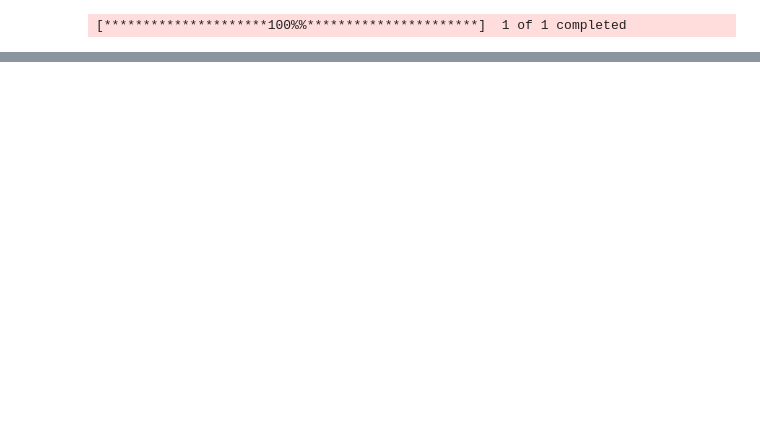
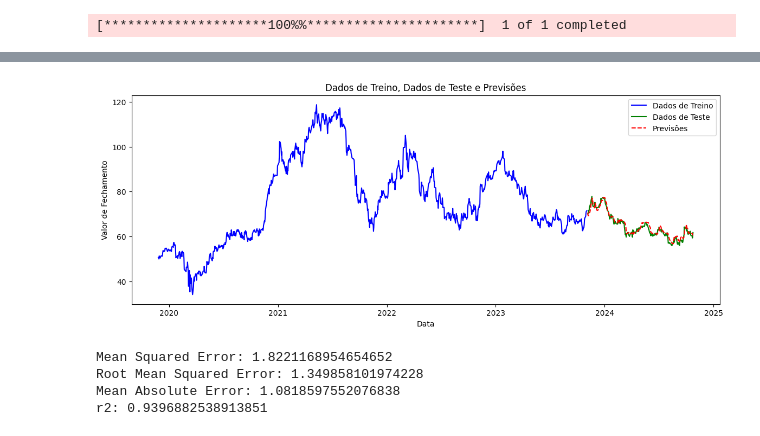
Before and after one commit to tcc-previsao-energia/ml-models, a Jupyter notebook: tcc/tendencia-pedro.ipynb, the cells around one changed output, grey strips where cells are left out. Saved outputs shown, nothing was run; the diff lists cells and outputs as text; code cells hidden in the pictures; blank space fills up the shorter version.

```diff
--- a/tcc/tendencia-pedro.ipynb
+++ b/tcc/tendencia-pedro.ipynb
@@ -216,0 +149,43 @@ plt.show()
+# %%
+index_train = dados.index[:len(dados) - len(y_test)]
+index_test = dados.index[len(dados) - len(y_test):]
+
+# Valores reais de treino e teste
+train_values = dados['tomorrow'][:len(dados) - len(y_test)]
+test_values = dados['tomorrow'][len(dados) - len(y_test):]
+
+# Plotando o gráfico
+plt.figure(figsize=(14, 5))
+
+# Plotando os valores reais de treino
+plt.plot(index_train, train_values, color='blue', label='Dados de Treino')
+
+# Plotando os valores reais de teste
+plt.plot(index_test, test_values, color='green', label='Dados de Teste')
+
+# Plotando as previsões
+plt.plot(index_test, previsoes, color='red', linestyle='--', label='Previsões')
+
+plt.title('Dados de Treino, Dados de Teste e Previsões')
+plt.xlabel('Data')
+plt.ylabel('Valor de Fechamento')
+plt.legend()
+plt.show()
+# %% [output]
+[figure, added]
+# %%
+# Avaliação do modelo
+mse = mean_squared_error(y_test, previsoes)
+rmse = np.sqrt(mse)
+mae = mean_absolute_error(y_test, previsoes)
+r2 = r2_score(y_test, previsoes)
+
+print(f"Mean Squared Error: {mse}")
+print(f"Root Mean Squared Error: {rmse}")
+print(f"Mean Absolute Error: {mae}")
+print(f"r2: {r2}")
+# %% [output]
+Mean Squared Error: 1.8221168954654652
+Root Mean Squared Error: 1.349858101974228
+Mean Absolute Error: 1.0818597552076838
+r2: 0.9396882538913851
```
Also changed, not shown: parts of 22 cells of this notebook.
